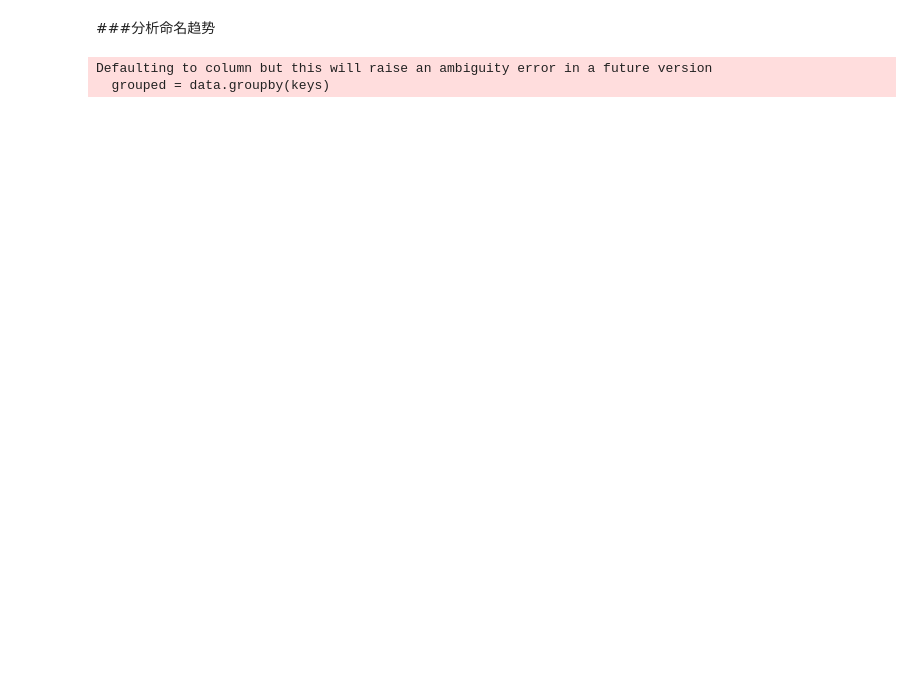
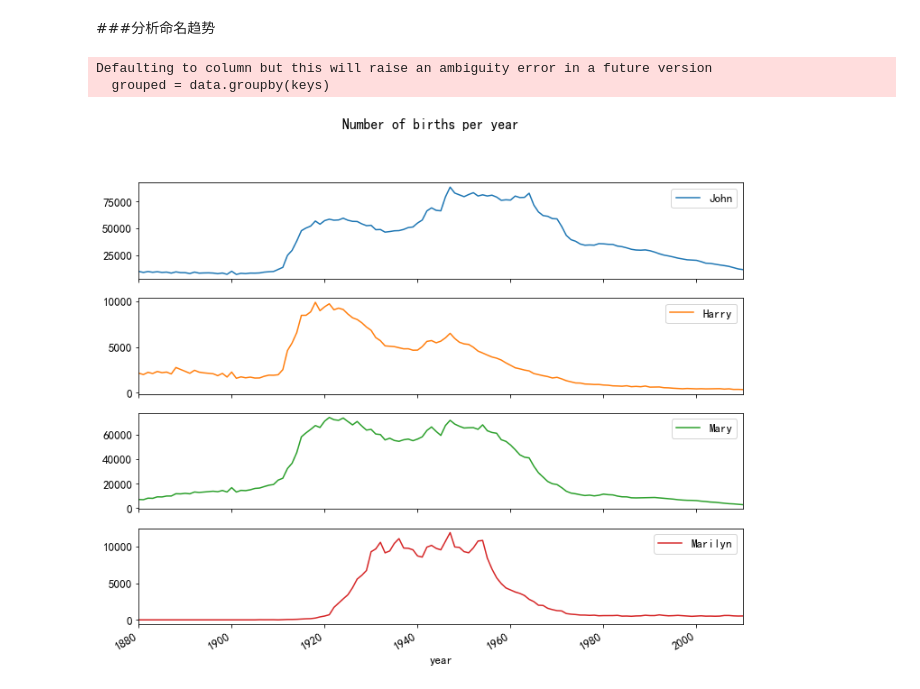
Before and after one commit to WarmingWang/reptiles_gh, a Jupyter notebook: Machine Learning/python for DA/ch02.ipynb, the cells around one changed output. Drawn from its saved outputs; the diff is of its cells as text; code cells hidden in the pictures; blank space fills up the shorter version.

```diff
--- a/Machine Learning/python for DA/ch02.ipynb
+++ b/Machine Learning/python for DA/ch02.ipynb
@@ -65,12 +66,12 @@ top1000=grouped.apply(get_top1000)
 # %%
 boys=top1000[top1000.sex=='M']
 girls=top1000[top1000.sex=='F']
 
 total_births=pd.pivot_table(top1000,values='births',index='year',columns='name',aggfunc=sum)
-subset=total_births[['John','Harry','Mary','Marilyn']]
-
+subset=total_births[['John','Harry','Mary','Marilyn']].fillna(0.0)
 subset.plot(subplots=True,figsize=(12,10),grid=False,title='Number of births per year')
 plt.show()
 # %% [output]
 Defaulting to column but this will raise an ambiguity error in a future version
   grouped = data.groupby(keys)
+[figure, added]
```
Also changed, not shown: parts of 9 cells of this notebook.
